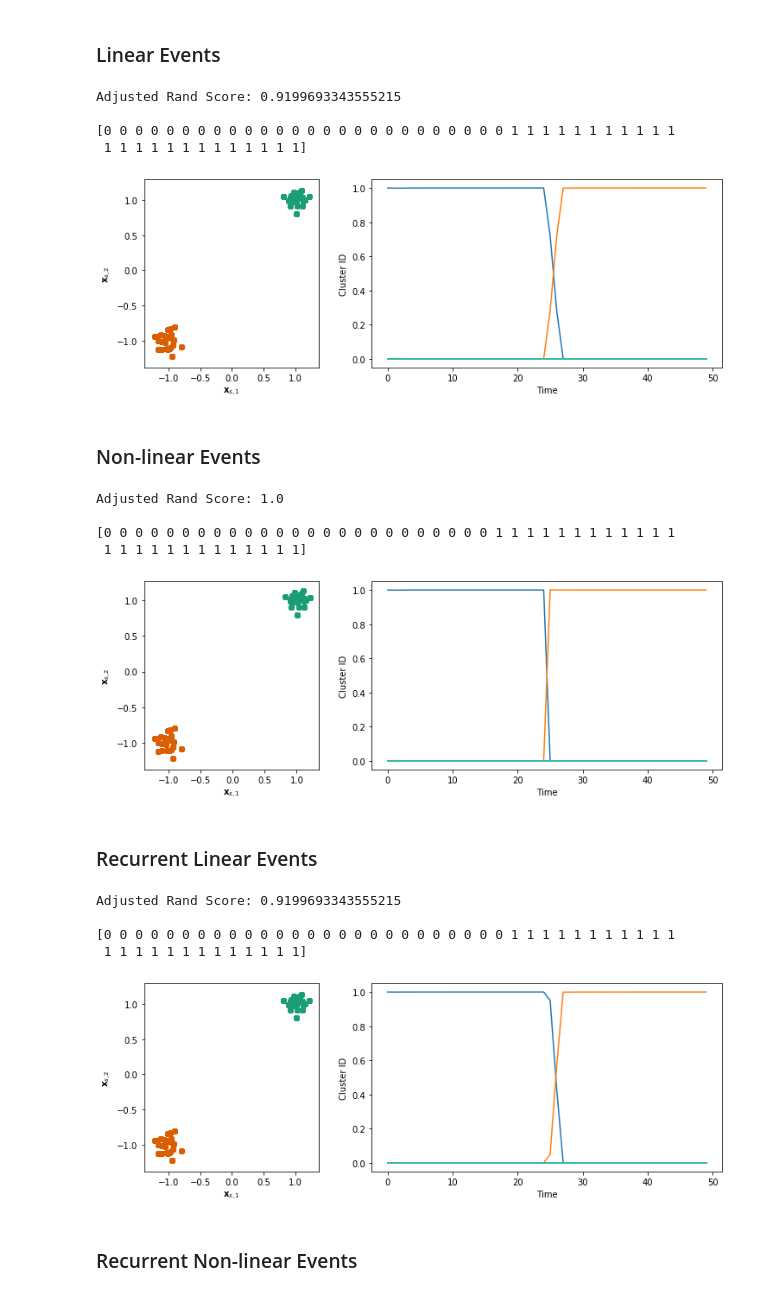
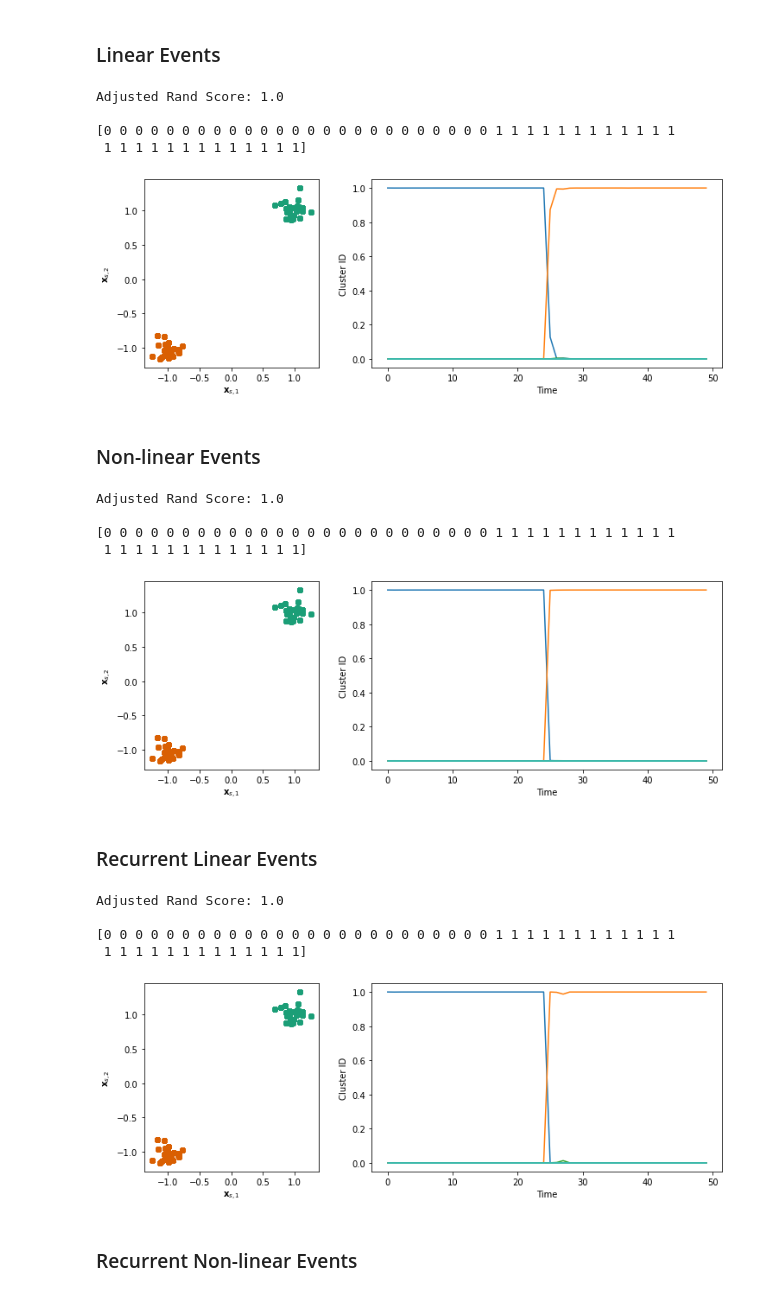
Before and after one commit to nicktfranklin/SEM2, a Jupyter notebook: Tutorials and Demos/Demo - Toy Data (Segmentation).ipynb, the cells around one changed output. Drawn from its saved outputs; the diff is of its cells as text; code cells hidden in the pictures.

```diff
--- a/Tutorials and Demos/Demo - Toy Data (Segmentation).ipynb
+++ b/Tutorials and Demos/Demo - Toy Data (Segmentation).ipynb
@@ -108,15 +109,15 @@ sem_kwargs2 = dict(
 # using the f_opts kwargs, we can set options for the event model as well.  Here,
 # we've added l2 regularization to the network, but normally this can just be left empty
 
-sem2 = SEM(**sem_kwargs2)
-post = sem2.run(x_train)
-plot_segmentation(post, y)
+
+results = sem_run(x_train, sem_kwargs2)
+plot_segmentation(results.post, y)
 # %% [output]
-Adjusted Rand Score: 0.9199693343555215
+Adjusted Rand Score: 1.0
 
-[0 0 0 0 0 0 0 0 0 0 0 0 0 0 0 0 0 0 0 0 0 0 0 0 0 0 1 1 1 1 1 1 1 1 1 1 1
+[0 0 0 0 0 0 0 0 0 0 0 0 0 0 0 0 0 0 0 0 0 0 0 0 0 1 1 1 1 1 1 1 1 1 1 1 1
  1 1 1 1 1 1 1 1 1 1 1 1 1]
-[figure, old version]
+[figure, new version]
 # %% [markdown]
 ### Non-linear Events
 # %%
@@ -126,33 +127,31 @@ sem_kwargs3 = dict(
     f_opts=dict()
 )
 
-sem3 = SEM(**sem_kwargs3)
-post = sem3.run(x_train)
-plot_segmentation(post, y)
+results = sem_run(x_train, sem_kwargs3)
+plot_segmentation(results.post, y)
 # %% [output]
 Adjusted Rand Score: 1.0
 
 [0 0 0 0 0 0 0 0 0 0 0 0 0 0 0 0 0 0 0 0 0 0 0 0 0 1 1 1 1 1 1 1 1 1 1 1 1
  1 1 1 1 1 1 1 1 1 1 1 1 1]
-[figure, old version]
+[figure, new version]
 # %% [markdown]
 ###  Recurrent Linear Events
 # %%
 # Initialize keras model
 sem_kwargs4 = dict(
     lmda=lmda, alfa=alfa, f_class=RecurrentLinearEvent,
     f_opts=dict(t=3)
 )
 
-sem4 = SEM(**sem_kwargs4)
-post = sem4.run(x_train)
-plot_segmentation(post, y)
+results = sem_run(x_train, sem_kwargs4)
+plot_segmentation(results.post, y)
 # %% [output]
-Adjusted Rand Score: 0.9199693343555215
+Adjusted Rand Score: 1.0
 
-[0 0 0 0 0 0 0 0 0 0 0 0 0 0 0 0 0 0 0 0 0 0 0 0 0 0 1 1 1 1 1 1 1 1 1 1 1
+[0 0 0 0 0 0 0 0 0 0 0 0 0 0 0 0 0 0 0 0 0 0 0 0 0 1 1 1 1 1 1 1 1 1 1 1 1
  1 1 1 1 1 1 1 1 1 1 1 1 1]
-[figure, old version]
+[figure, new version]
 # %% [markdown]
 ### Recurrent Non-linear Events
 # %%
```
Also changed, not shown: parts of 59 cells of this notebook, 5 other files.
